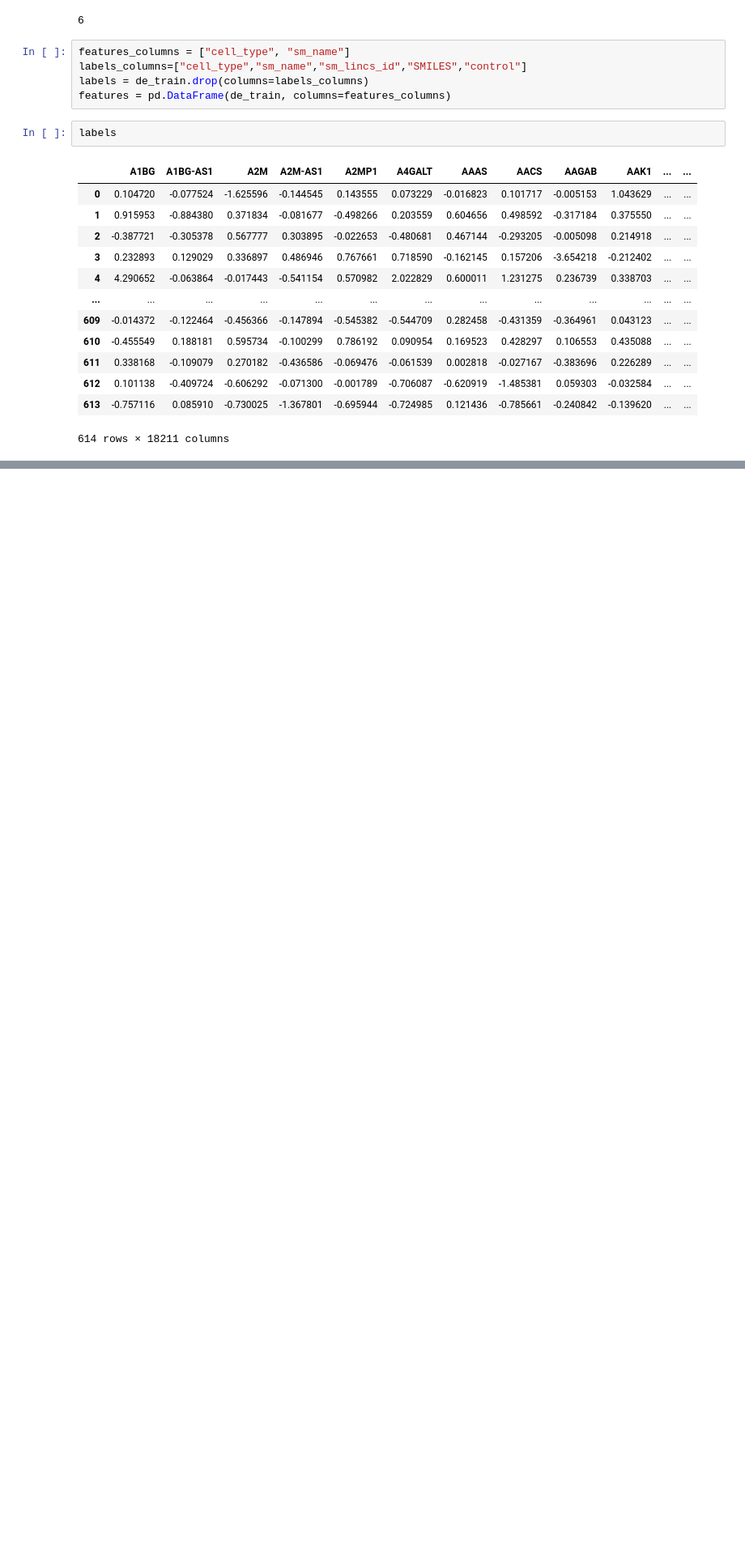
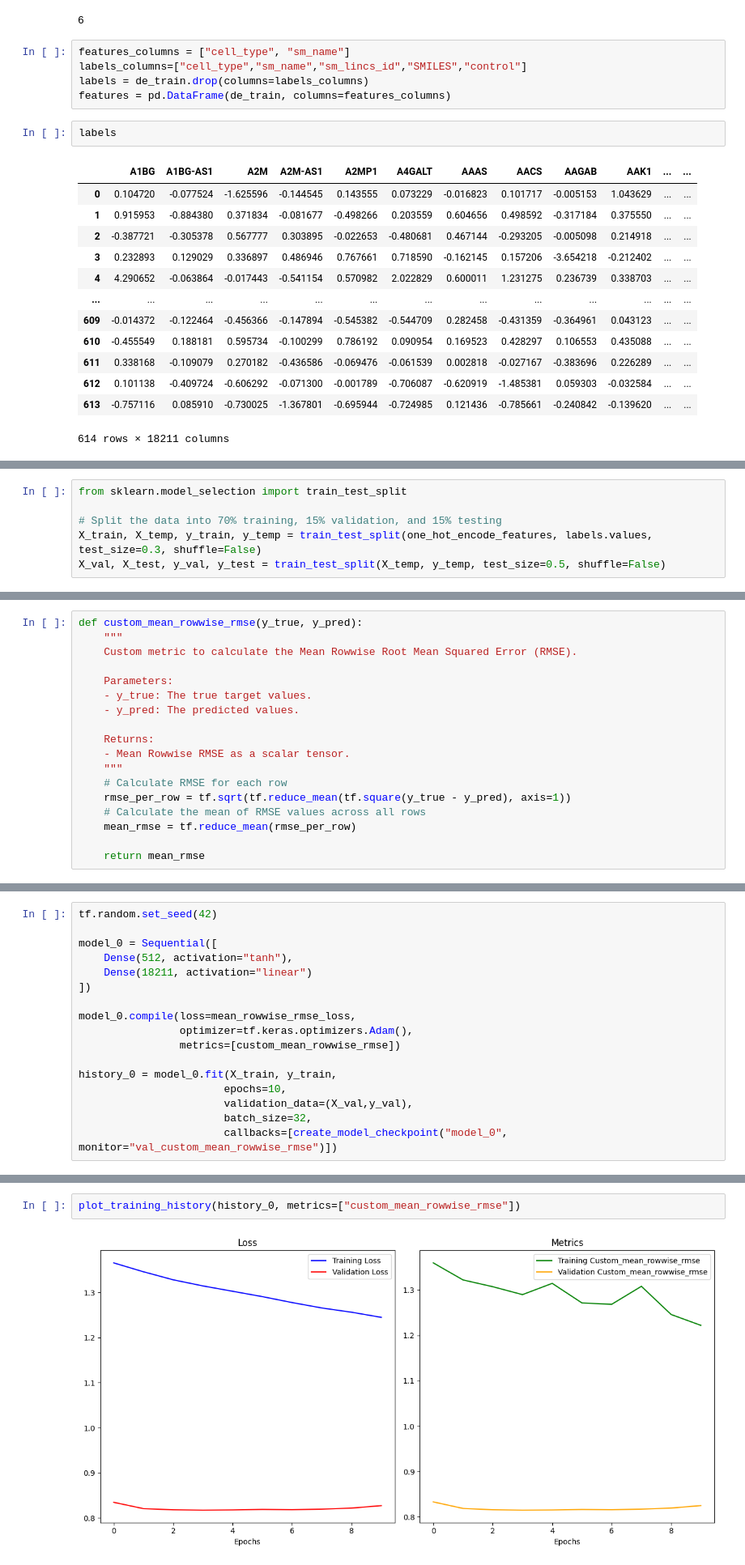
Before and after one commit to quang-m-nguyen/single_cell_perturbations, a Jupyter notebook: q-single-cell-pertubation.ipynb, the cells around one changed output, grey strips where cells are left out. Shown: that part at 81% size. Saved outputs shown, nothing was run; the diff lists cells and outputs as text; blank space fills up the shorter version.

```diff
--- a/q-single-cell-pertubation.ipynb
+++ b/q-single-cell-pertubation.ipynb
@@ -114,0 +154,6 @@ labels
+# %%
+from sklearn.model_selection import train_test_split
+
+# Split the data into 70% training, 15% validation, and 15% testing
+X_train, X_temp, y_train, y_temp = train_test_split(one_hot_encode_features, labels.values, test_size=0.3, shuffle=False)
+X_val, X_test, y_val, y_test = train_test_split(X_temp, y_temp, test_size=0.5, shuffle=False)
@@ -114,0 +297,18 @@ labels
+# %%
+def custom_mean_rowwise_rmse(y_true, y_pred):
+    """
+    Custom metric to calculate the Mean Rowwise Root Mean Squared Error (RMSE).
+
+    Parameters:
+    - y_true: The true target values.
+    - y_pred: The predicted values.
+
+    Returns:
+    - Mean Rowwise RMSE as a scalar tensor.
+    """
+    # Calculate RMSE for each row
+    rmse_per_row = tf.sqrt(tf.reduce_mean(tf.square(y_true - y_pred), axis=1))
+    # Calculate the mean of RMSE values across all rows
+    mean_rmse = tf.reduce_mean(rmse_per_row)
+
+    return mean_rmse
@@ -114,0 +318,17 @@ labels
+# %%
+tf.random.set_seed(42)
+
+model_0 = Sequential([
+    Dense(512, activation="tanh"),
+    Dense(18211, activation="linear")
+])
+
+model_0.compile(loss=mean_rowwise_rmse_loss,
+                optimizer=tf.keras.optimizers.Adam(),
+                metrics=[custom_mean_rowwise_rmse])
+
+history_0 = model_0.fit(X_train, y_train,
+                       epochs=10,
+                       validation_data=(X_val,y_val),
+                       batch_size=32,
+                       callbacks=[create_model_checkpoint("model_0", monitor="val_custom_mean_rowwise_rmse")])
@@ -114,0 +363,4 @@ labels
+# %%
+plot_training_history(history_0, metrics=["custom_mean_rowwise_rmse"])
+# %% [output]
+[figure, added]
```
Also changed, not shown: parts of 13 cells of this notebook.
